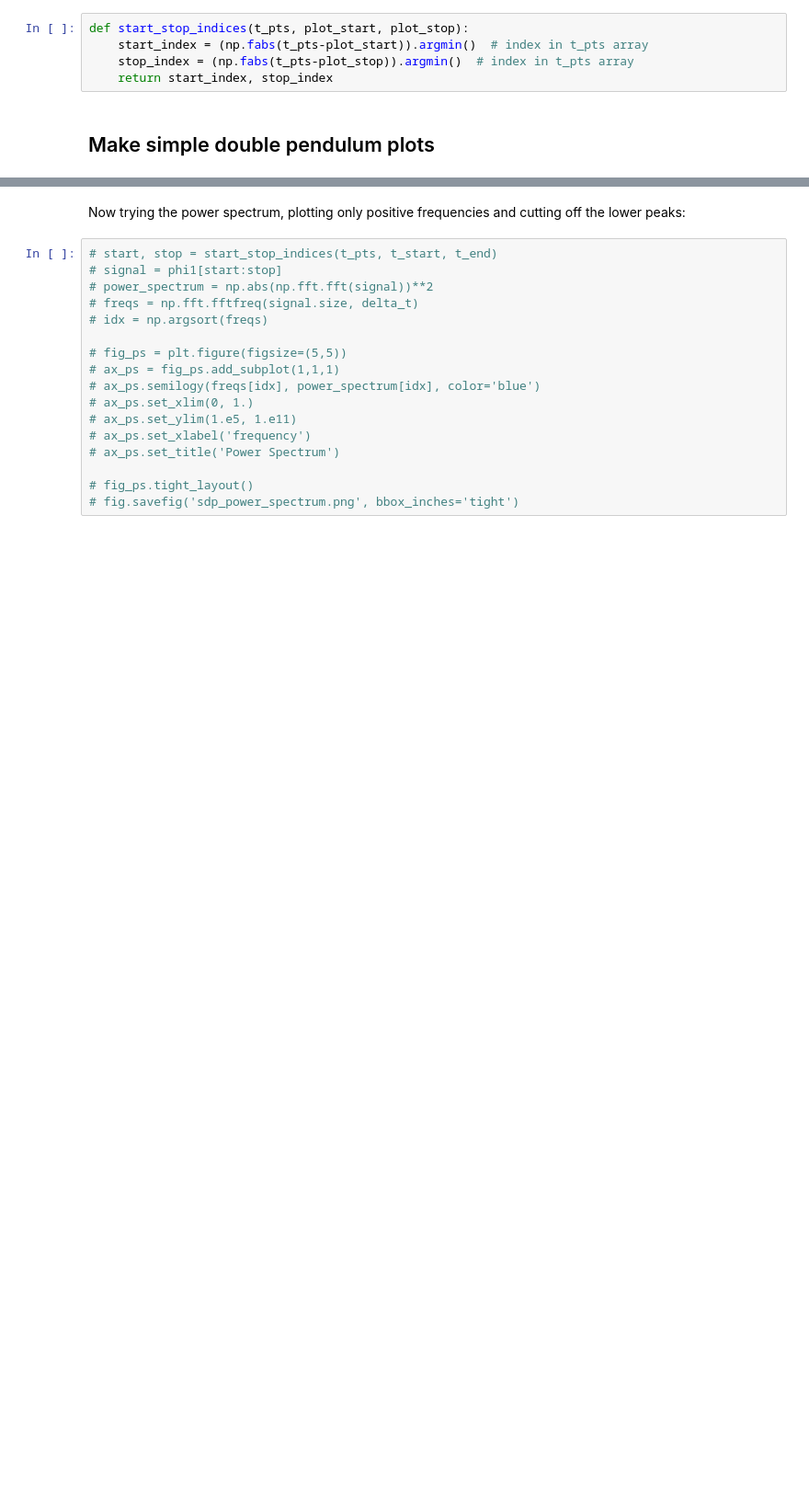
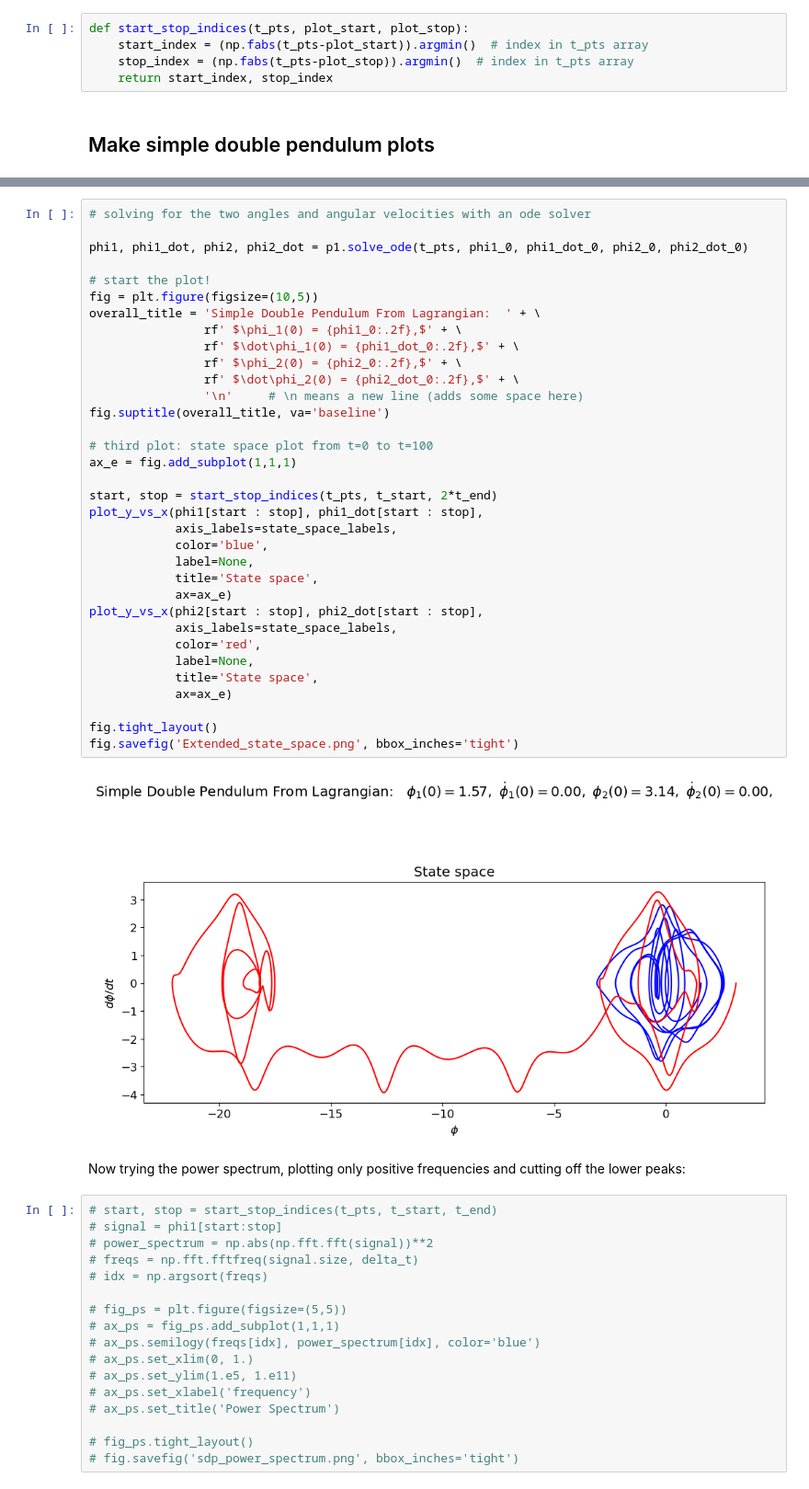
Before and after one commit to DylanVanTassell/5300_final, a Jupyter notebook: Double_Pendulum_Final_Project.ipynb, the cells around one changed output, grey strips where cells are left out. Shown: that part at 92% size. Saved outputs shown, nothing was run; the diff lists cells and outputs as text; blank space fills up the shorter version.

```diff
--- a/Double_Pendulum_Final_Project.ipynb
+++ b/Double_Pendulum_Final_Project.ipynb
@@ -289,6 +265,42 @@ fig.tight_layout()
 fig.savefig('simple_double_pendulum_Lagrange.png', bbox_inches='tight')
 # %% [output]
 [figure]
+# %%
+# solving for the two angles and angular velocities with an ode solver
+
+phi1, phi1_dot, phi2, phi2_dot = p1.solve_ode(t_pts, phi1_0, phi1_dot_0, phi2_0, phi2_dot_0)
+
+# start the plot!
+fig = plt.figure(figsize=(10,5))
+overall_title = 'Simple Double Pendulum From Lagrangian:  ' + \
+                rf' $\phi_1(0) = {phi1_0:.2f},$' + \
+                rf' $\dot\phi_1(0) = {phi1_dot_0:.2f},$' + \
+                rf' $\phi_2(0) = {phi2_0:.2f},$' + \
+                rf' $\dot\phi_2(0) = {phi2_dot_0:.2f},$' + \
+                '\n'     # \n means a new line (adds some space here)
+fig.suptitle(overall_title, va='baseline')
+
+# third plot: state space plot from t=0 to t=100
+ax_e = fig.add_subplot(1,1,1)
+
+start, stop = start_stop_indices(t_pts, t_start, 2*t_end)
+plot_y_vs_x(phi1[start : stop], phi1_dot[start : stop],
+            axis_labels=state_space_labels,
+            color='blue',
+            label=None,
+            title='State space',
+            ax=ax_e)
+plot_y_vs_x(phi2[start : stop], phi2_dot[start : stop],
+            axis_labels=state_space_labels,
+            color='red',
+            label=None,
+            title='State space',
+            ax=ax_e)
+
+fig.tight_layout()
+fig.savefig('Extended_state_space.png', bbox_inches='tight')
+# %% [output]
+[figure, added]
 # %% [markdown]
 Now trying the power spectrum, plotting only positive frequencies and cutting off the lower peaks:
 # %%
```
Also changed, not shown: parts of 4 cells of this notebook, 1 other file.
